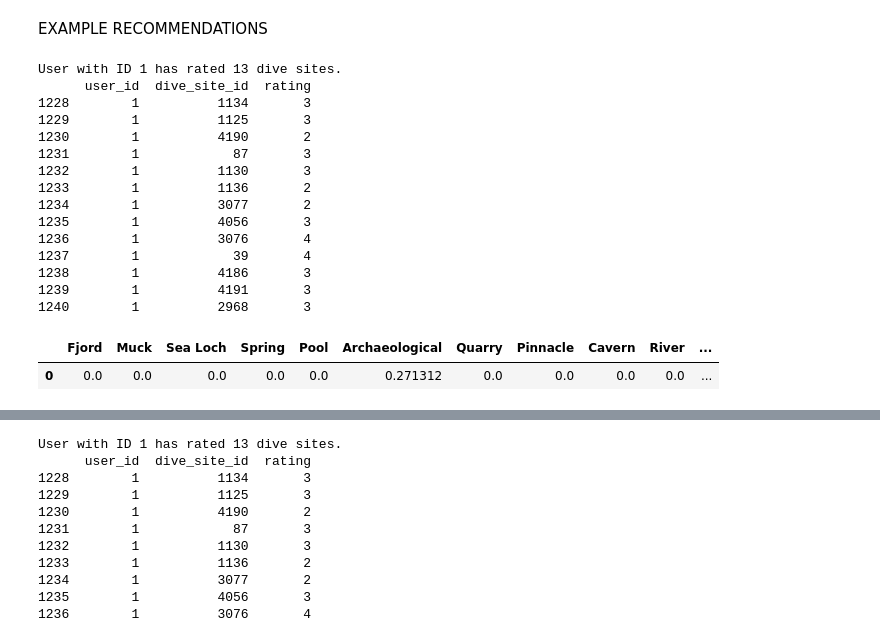
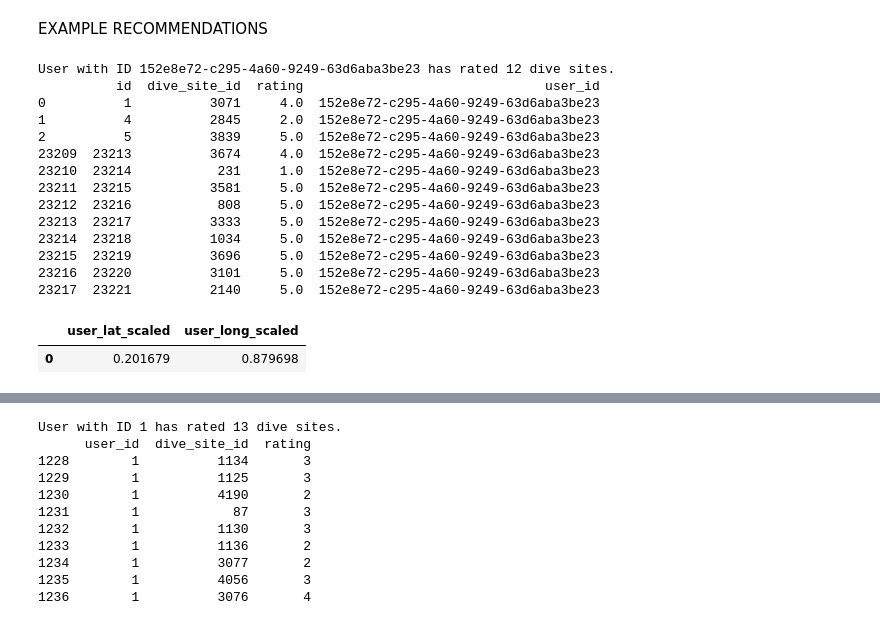
Before and after one commit to pvinnbru/data_integration, a Jupyter notebook: analysis/content_based_recommendendations.ipynb, the cells around one changed output, grey strips where cells are left out. Cells and saved outputs as stored; diff of their text form; code cells hidden in the pictures.

Commit message:
content-based-filtering

```diff
--- a/analysis/content_based_recommendendations.ipynb
+++ b/analysis/content_based_recommendendations.ipynb
@@ -517,0 +549,10 @@ user_ratings_data
+# %%
+import uuid
+
+# Define the target user_id as a UUID object
+target_user_id = uuid.UUID('152e8e72-c295-4a60-9249-63d6aba3be23')
+
+# Filter rows by user_id
+user_ratings = user_ratings_data[user_ratings_data['user_id'] == target_user_id]
+
+user_ratings
@@ -617,7 +673,7 @@ def generate_user_profile(ratings, item_profiles):
 
 
 # TEST
-ratings, item_profiles = get_item_profile_of_user(1)
+ratings, item_profiles = get_item_profile_of_user(target_user_id)
 user_profile = generate_user_profile(ratings, item_profiles)
 
 ratings = ratings - 2.5
@@ -669,4 +725,30 @@ assert np.all(normalized_user_profile <= 1)
 
 for column in normalized_user_profile.columns:
     print(f"{column}: {normalized_user_profile[column].values[0]}")
+
+
+def add_geodata_to_user_profile(user_profile, user_id):
+    """
+    This function adds the user's geodata to the user profile.
+    """
+
+    user_lat = user.loc[user['id'] == user_id, 'user_lat'].values
+    user_long = user.loc[user['id'] == user_id, 'user_long'].values
+
+    # Scale the user's geodata between 0 and 1
+    lat_min = -90
+    lat_max = 90
+
+    long_min = -180
+    long_max = 180
+
+    user_lat_scaled = (user_lat - lat_min) / (lat_max - lat_min)
+    user_long_scaled = (user_long - long_min) / (long_max - long_min)
+
+    # Add the scaled geodata to the user profile
+    # TODO:
+    user_profile['user_lat_scaled'] = user_lat_scaled
+    user_profile['user_long_scaled'] = user_long_scaled
+
+    return user_profile
 # %% [output]
@@ -824,28 +907,27 @@ EXAMPLE RECOMMENDATIONS
 # %%
 # Find recommendations for user with id 1
 
-ratings, item_profiles = get_item_profile_of_user(1)
+ratings, item_profiles = get_item_profile_of_user(target_user_id)
 user_profile = generate_user_profile(ratings, item_profiles)
 user_profile = normalize_user_profile(user_profile)
-user_profile[['user_lat_scaled', 'user_long_scaled']] = user.loc[user['id'] == 1, ['user_lat_scaled', 'user_long_scaled']].to_numpy().flatten() # TODO: This shouldnt be necessary
+user_profile = add_geodata_to_user_profile(user_profile, target_user_id)
 
-user_profile[categories['name']]
+user_profile[['user_lat_scaled', 'user_long_scaled']]
 # %% [output]
-User with ID 1 has rated 13 dive sites.
-      user_id  dive_site_id  rating
-1228        1          1134       3
-1229        1          1125       3
-1230        1          4190       2
-1231        1            87       3
-1232        1          1130       3
-1233        1          1136       2
-1234        1          3077       2
-1235        1          4056       3
-1236        1          3076       4
-1237        1            39       4
-1238        1          4186       3
-1239        1          4191       3
-1240        1          2968       3
+User with ID 152e8e72-c295-4a60-9249-63d6aba3be23 has rated 12 dive sites.
+          id  dive_site_id  rating                               user_id
+0          1          3071     4.0  152e8e72-c295-4a60-9249-63d6aba3be23
+1          4          2845     2.0  152e8e72-c295-4a60-9249-63d6aba3be23
+2          5          3839     5.0  152e8e72-c295-4a60-9249-63d6aba3be23
+23209  23213          3674     4.0  152e8e72-c295-4a60-9249-63d6aba3be23
+23210  23214           231     1.0  152e8e72-c295-4a60-9249-63d6aba3be23
+23211  23215          3581     5.0  152e8e72-c295-4a60-9249-63d6aba3be23
+23212  23216           808     5.0  152e8e72-c295-4a60-9249-63d6aba3be23
+23213  23217          3333     5.0  152e8e72-c295-4a60-9249-63d6aba3be23
+23214  23218          1034     5.0  152e8e72-c295-4a60-9249-63d6aba3be23
+23215  23219          3696     5.0  152e8e72-c295-4a60-9249-63d6aba3be23
+23216  23220          3101     5.0  152e8e72-c295-4a60-9249-63d6aba3be23
+23217  23221          2140     5.0  152e8e72-c295-4a60-9249-63d6aba3be23
-|  | Fjord | Muck | Sea Loch | Spring | Pool | Archaeological | Quarry | Pinnacle | Cavern | River | ... |
-| 0 | 0.0 | 0.0 | 0.0 | 0.0 | 0.0 | 0.271312 | 0.0 | 0.0 | 0.0 | 0.0 | ... |
+|  | user_lat_scaled | user_long_scaled |
+| 0 | 0.201679 | 0.879698 |
 # %%
```
Also changed, not shown: parts of 16 cells of this notebook, 7 other files.
